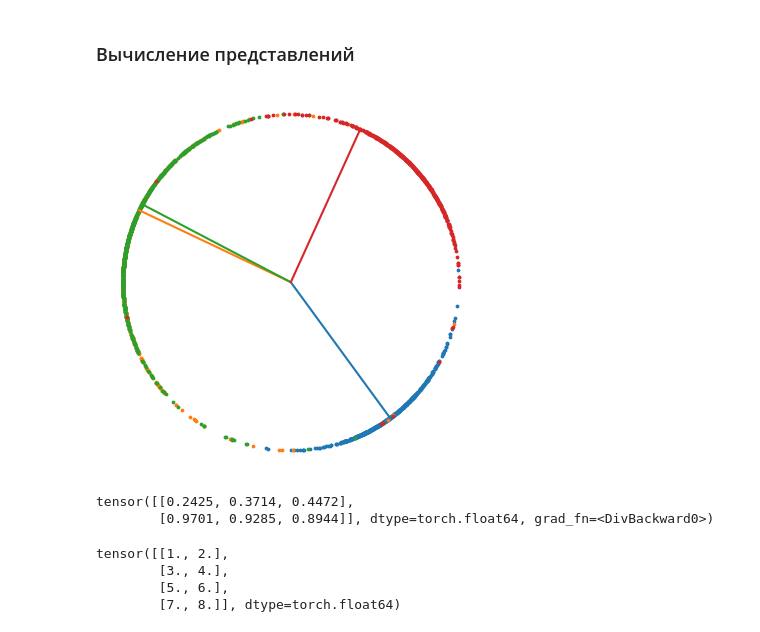
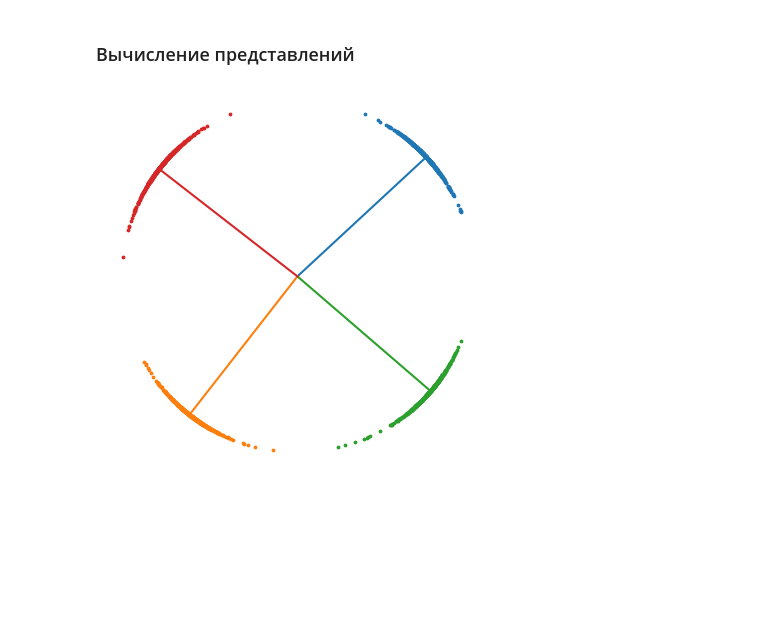
Before and after one commit to Leonid-Erlygin/seminars, a Jupyter notebook: spring_2023/homeworks/homework_2/homework_2.ipynb, the cells around one changed output. Drawn from its saved outputs; the diff is of its cells as text; code cells hidden in the pictures; blank space fills up the shorter version.

```diff
--- a/spring_2023/homeworks/homework_2/homework_2.ipynb
+++ b/spring_2023/homeworks/homework_2/homework_2.ipynb
@@ -178,7 +176,7 @@ len(people_set)
 2342
 # %%
 from iresnet import iresnet50_normalized
-
+import math
 
 class MetricLearningModel(pl.LightningModule):
     def __init__(
@@ -187,15 +185,14 @@ class MetricLearningModel(pl.LightningModule):
         super().__init__()
         self.backbone = backbone
         self.loss = loss
-        self.softmax_weights = torch.nn.Parameter(
-            torch.normal(0, 10, size=(2, num_labels)), requires_grad=True
-        )
+        self.softmax_weights = torch.nn.Parameter(torch.empty((num_labels, 2)))
+        torch.nn.init.kaiming_uniform_(self.softmax_weights, a=math.sqrt(5))
 
     def forward(self, x):
         backbone_outputs = self.backbone(x)
         features = backbone_outputs["feature"]
-        norm_softmax_weights = F.normalize(self.softmax_weights, dim=0)
-        logits = torch.matmul(features, norm_softmax_weights)
+        norm_weights = F.normalize(self.softmax_weights, dim=1)
+        logits = F.linear(features, norm_weights)
         return features, logits
 
     def training_step(self, batch):
@@ -203,10 +200,11 @@ class MetricLearningModel(pl.LightningModule):
         features, logits = self(images)
         loss = self.loss(logits, labels)
         self.log("train_loss", loss.item(), prog_bar=True)
+        #print(self.softmax_weights)
         return loss
 
     def configure_optimizers(self):
-        params = list(self.backbone.parameters()) + [self.softmax_weights]
+        params = list(self.parameters()) #+ [self.softmax_weights] #list(self.linear_norm.parameters())
         optimizer = torch.optim.AdamW(params, lr=1e-4, weight_decay=5e-5)
         return {
             "optimizer": optimizer,
@@ -257,7 +255,7 @@ You are using a CUDA device ('NVIDIA A10') that has Tensor Cores. To properly ut
 # %%
 backbone_model = iresnet50_normalized(num_features=2)
 softmax_loss = torch.nn.CrossEntropyLoss()
-checkpoint_path = "/app/spring_2023/homeworks/homework_2/outputs/softmax_train/lightning_logs/version_12/checkpoints/epoch=9-step=90.ckpt"
+checkpoint_path = "outputs/softmax_train/lightning_logs/version_23/checkpoints/epoch=19-step=720.ckpt"
 softmax_model = MetricLearningModel.load_from_checkpoint(
     num_labels=num_people,
     backbone=backbone_model,
@@ -297,20 +295,20 @@ import matplotlib.colors as mcolors
 
 colors = list(mcolors.TABLEAU_COLORS)[:num_people]
 softmax_weights = softmax_model.softmax_weights.detach().cpu()
-softmax_weights = F.normalize(softmax_weights, dim=0).numpy()
+softmax_weights = F.normalize(softmax_weights, dim=1).numpy()
 # %%
 import matplotlib.pyplot as plt
 
 max_classes = 4
-for i, (weight, color) in enumerate(zip(softmax_weights.T, colors)):
+for i, (weight, color) in enumerate(zip(softmax_weights, colors)):
     points = predicted_features[image_labels == i]
     x, y = [0, weight[0]], [0, weight[1]]
     plt.plot(x, y, marker="", c=color)
     plt.scatter(points[:, 0], points[:, 1], color=color, s=3)
     if i == (max_classes - 1):
         break
 plt.gca().set_aspect("equal")
 plt.axis("off")
 plt.show()
 # %% [output]
-[figure, old version]
+[figure, new version]
@@ -323,5 +314,0 @@ b = F.normalize(a, dim=0)
-# %%
-b
-# %% [output]
-tensor([[0.2425, 0.3714, 0.4472],
-        [0.9701, 0.9285, 0.8944]], dtype=torch.float64, grad_fn=<DivBackward0>)
@@ -331,7 +314,0 @@ features = torch.tensor(features_np, dtype=float)
-# %%
-features
-# %% [output]
-tensor([[1., 2.],
-        [3., 4.],
-        [5., 6.],
-        [7., 8.]], dtype=torch.float64)
```
Also changed, not shown: parts of 14 cells of this notebook.
